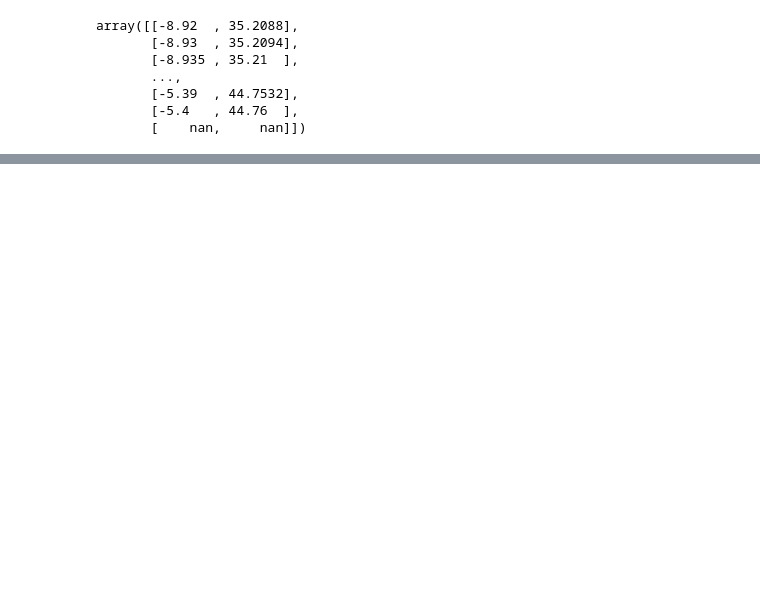
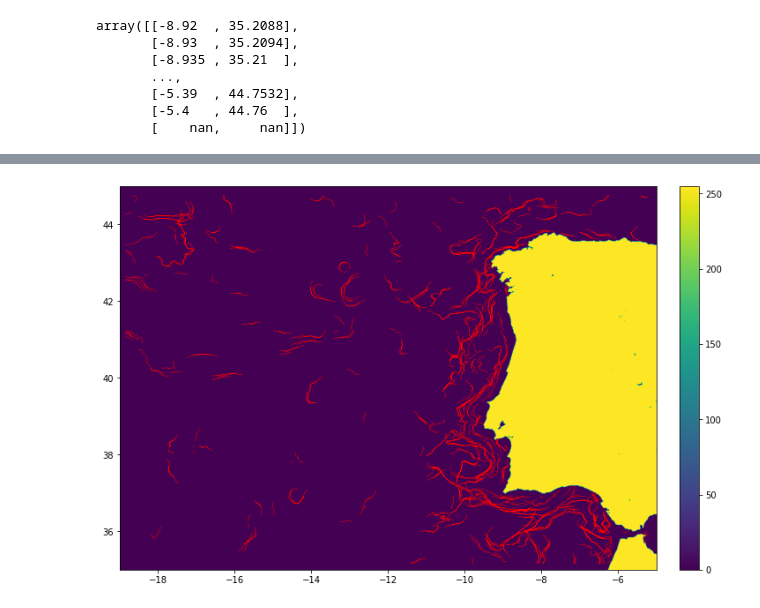
Before and after one commit to CoLAB-ATLANTIC/JUNO, a Jupyter notebook: notebooks/CayulaCornillon_SIED.ipynb, the cells around one changed output, grey strips where cells are left out. Saved outputs shown, nothing was run; the diff lists cells and outputs as text; code cells hidden in the pictures; blank space fills up the shorter version.

```diff
--- a/notebooks/CayulaCornillon_SIED.ipynb
+++ b/notebooks/CayulaCornillon_SIED.ipynb
@@ -468,0 +491,22 @@ array([[-8.92  , 35.2088],
+# %%
+lat = Aug1_mur['latitude'].to_numpy()
+lon = Aug1_mur['longitude'].to_numpy()
+# %%
+lat = np.unique(lat).round(3)
+lon = np.unique(lon).round(3)
+# %%
+lat_min = lat.min()
+lat_max = lat.max()
+lon_min = lon.min()
+lon_max = lon.max()
+# %%
+extent = [lon_min, lon_max, lat_min, lat_max]
+# %%
+
+plt.plot(x, y, color="red", linewidth=0.5)
+plt.imshow(mask_dilated, extent=extent)
+plt.rcParams["figure.figsize"] = 12, 8
+plt.colorbar(fraction=0.036, pad=0.04)
+plt.show()
+# %% [output]
+[figure, added]
```
Also changed, not shown: parts of 12 cells of this notebook, 1 other file.
